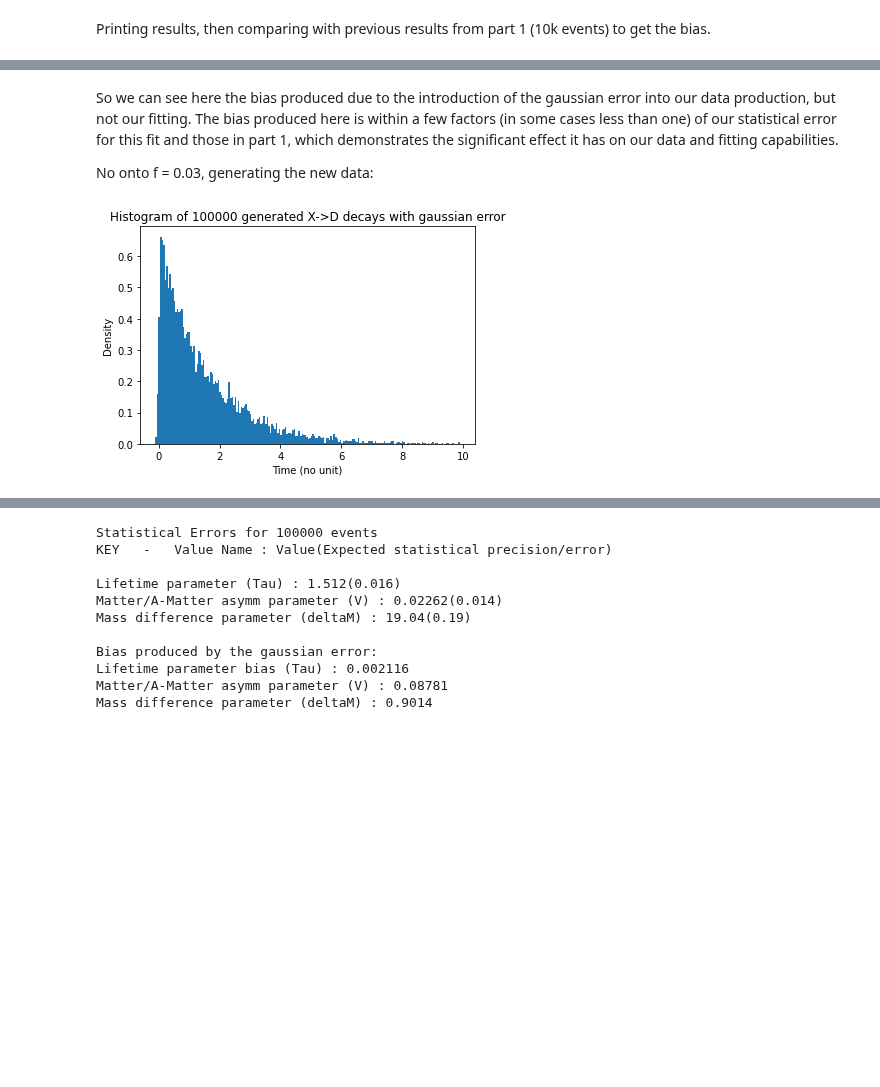
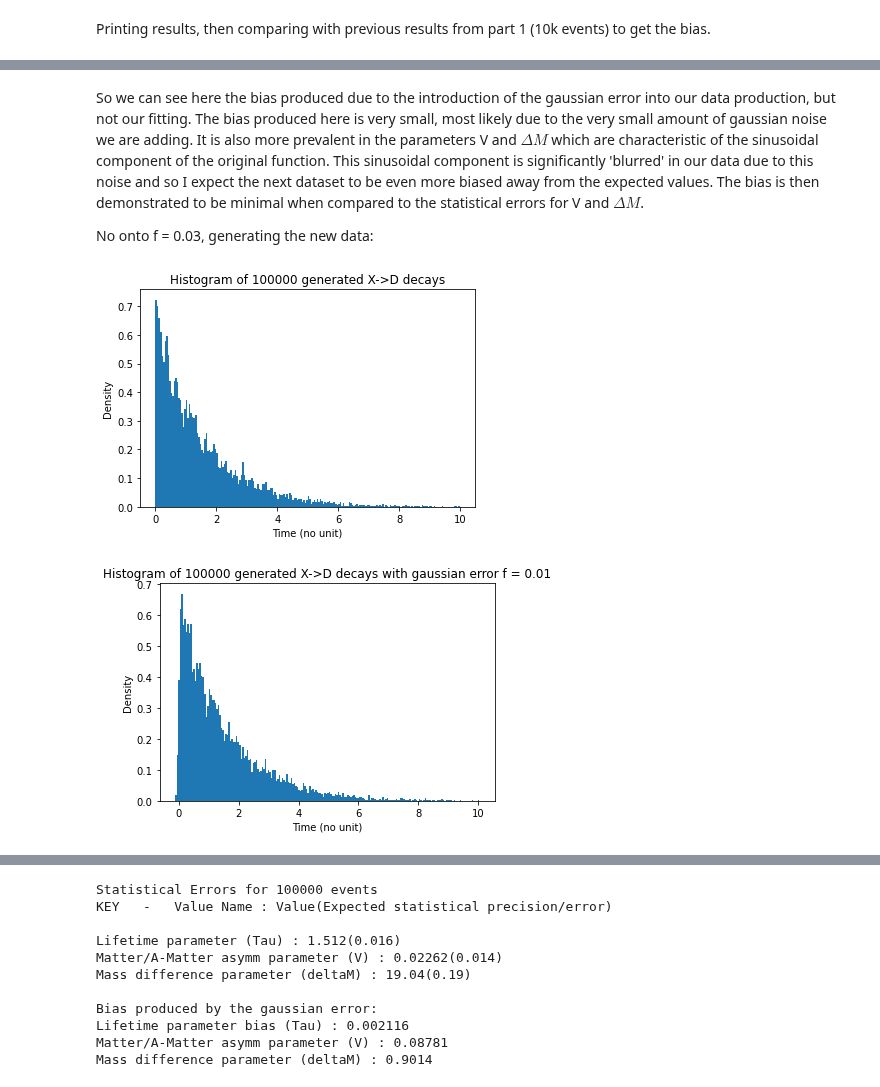
Before and after one commit to CasperMcTavish/DAML, a Jupyter notebook: P2-WAITON-S1739002.ipynb, the cells around one changed output, grey strips where cells are left out. Cells and saved outputs as stored; diff of their text form; code cells hidden in the pictures; blank space fills up the shorter version.

```diff
--- a/P2-WAITON-S1739002.ipynb
+++ b/P2-WAITON-S1739002.ipynb
@@ -345,7 +331,7 @@ def gaussian(mu, sig):
 
 
 # Create a simulation function that scales to whatever value of values are needed, between 0 and upper limit
-def box_sim_gauss(runs, tau, V, deltaM, upperlim, fraction):
+def box_sim_gauss(runs, tau, V, deltaM, upperlim):
         # Create list of pdf results
     pdf_list = []
         # Create values for upper and lower limits required by the box random generator
@@ -364,19 +350,32 @@ def box_sim_gauss(runs, tau, V, deltaM, upperlim, fraction):
             # generate second random number scale between 0 and our f_max
         y2 = np.random.uniform(low = l_limit, high = h_limit*f_max)
 
-            # Check if y2 < y1. If so, add to list. Include time acceptance resolution stuff here
+            # Check if y2 < y1. If so, add to list.
         if (y2 < y1):
 
+            # Time resolution stuff was initially here, but instead we'll make a "apply gaussian to data" function
             # find sigma
-            sigma = fraction * tau
+            #sigma = fraction * tau
             # find point around x1 (the mu) within sigma
-            x1 = gaussian(x1, sigma)
+            #x1 = gaussian(x1, sigma)
 
             pdf_list.append(x1)
         else:
             continue;
 
     return pdf_list
+
+
+# create new data set with noise
+def noise_adder(pdf_list, fraction):
+    pdf_list_noise = []
+    sigma = fraction * tau
+    # apply gaussian effect to each data sample
+    for k in range(len(pdf_list)):
+        pdf_list_noise.append(gaussian(pdf_list[k], sigma))
+
+    # return noise list
+    return pdf_list_noise
 # %% [markdown]
 Generating new data for our f = 0.01 values
 # %%
@@ -428,15 +456,17 @@ Mass difference parameter (deltaM) : 0.05892
 # %% [markdown]
-So we can see here the bias produced due to the introduction of the gaussian error into our data production, but not our fitting. The bias produced here is within a few factors (in some cases less than one) of our statistical error for this fit and those in part 1, which demonstrates the significant effect it has on our data and fitting capabilities.
+So we can see here the bias produced due to the introduction of the gaussian error into our data production, but not our fitting. The bias produced here is very small, most likely due to the very small amount of gaussian noise we are adding. It is also more prevalent in the parameters V and $\Delta M$ which are characteristic of the sinusoidal component of the original function. This sinusoidal component is significantly 'blurred' in our data due to this noise and so I expect the next dataset to be even more biased away from the expected values. The bias is then demonstrated to be minimal when compared to the statistical errors for V and $\Delta M$.
 
 No onto f = 0.03, generating the new data:
 # %%
 # Generate new data with our box_sim_gauss function, f = 0.03
-pdf_list = box_sim_gauss(10000, tau, V, deltaM, 10, 0.03)
-
-# plot histogram
-plot_hist("Histogram of 100000 generated X->D decays with gaussian error", pdf_list)
+pdf_list = box_sim_gauss(10000, tau, V, deltaM, 10)
+pdf_list_noise = noise_adder(pdf_list, 0.03)
+# plot histograms
+plot_hist("Histogram of 100000 generated X->D decays", pdf_list)
+plot_hist("Histogram of 100000 generated X->D decays with gaussian error f = 0.01", pdf_list_noise)
 # %% [output]
-[figure, old version]
+[figure, new version]
+[figure, added]
 # %%
 # Apply minuit and show results
 p = minuit_process(nll_decay)
```
Also changed, not shown: parts of 32 cells of this notebook.
